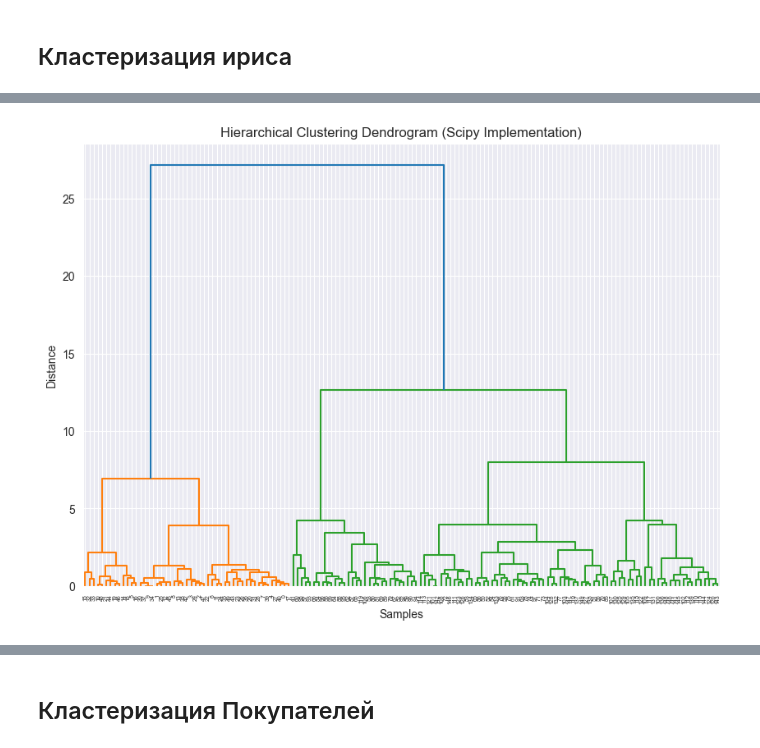
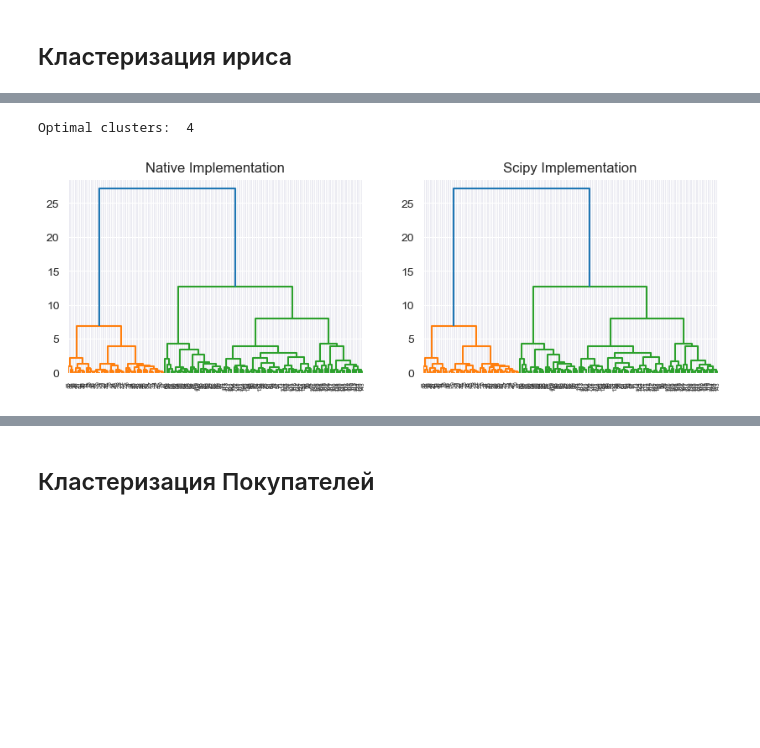
Before and after one commit to sanchous1000/fall-24, a Jupyter notebook: students/eo-cherednikov/Lab_1/source/main.ipynb, the cells around one changed output, grey strips where cells are left out. Drawn from its saved outputs; the diff is of its cells as text; code cells hidden in the pictures; blank space fills up the shorter version.

```diff
--- a/students/eo-cherednikov/Lab_1/source/main.ipynb
+++ b/students/eo-cherednikov/Lab_1/source/main.ipynb
@@ -101,19 +175,25 @@ def hierarchical_clustering(data, k):
     cluster_indices = list(range(num_elements))
     cluster_distances = {}
     all_cluster_sizes = {c_id: size for c_id, size in zip(cluster_indices, cluster_sizes)}
+    optimal_clusters = 0
 
     # Вычисление начальной матрицы расстояний
     distance_matrix = np.sqrt(np.sum((data[:, None] - data[None, :]) ** 2, axis=2))
     np.fill_diagonal(distance_matrix, np.inf)
 
+    num_clusters_history = []
+    min_distances = []
+
     while num_elements > k:
         min_idx = np.argmin(distance_matrix)
         cluster_a, cluster_b = np.unravel_index(min_idx, distance_matrix.shape)
+        num_clusters_history.append(num_elements)
 
         size_a = cluster_sizes[cluster_a]
         size_b = cluster_sizes[cluster_b]
 
         min_distance = distance_matrix[cluster_a, cluster_b]
+        min_distances.append(min_distance)
         cluster_distances[(cluster_indices[cluster_a], cluster_indices[cluster_b])] = min_distance
 
         max_cluster_id = max(cluster_indices)
@@ -151,11 +231,18 @@ def hierarchical_clustering(data, k):
     distance_matrix = np.min(distance_matrix).reshape((1, 1))
     cluster_distances[(cluster_indices[0], cluster_indices[1])] = distance_matrix[0, 0]
 
+    max_diff = 0
+    for i in range(1, len(min_distances)):
+        diff = min_distances[i] - min_distances[i-1]
+        if diff > max_diff:
+            max_diff = diff
+            optimal_clusters = num_clusters_history[i-1]
+
     linkage_matrix = np.array([]).reshape((0, 4))
     for k, v in cluster_distances.items():
         row = np.array([k[0], k[1], v,  all_cluster_sizes[k[0]] +  all_cluster_sizes[k[1]]])
         linkage_matrix = np.vstack([linkage_matrix, row])
 
-    return linkage_matrix
+    return linkage_matrix, optimal_clusters
 # %% [markdown]
 ## Кластеризация ириса
@@ -175,13 +249,25 @@ plt.show()
-# %%
-from scipy.cluster import hierarchy as hierarchy_lib
-
-linkage_matrix = hierarchy_lib.linkage(data_iris_scaled, 'ward')
-
-plt.figure(figsize=(10, 7))
-dendrogram(linkage_matrix)
-plt.title("Hierarchical Clustering Dendrogram (Scipy Implementation)")
-plt.xlabel("Samples")
-plt.ylabel("Distance")
-plt.show()
-# %% [output]
-[figure, removed]
+# %%
+timers = []
+
+t1 = time.now()
+linkage_matrix, optimal_clusters = hierarchical_clustering(data_iris_scaled, 2)
+timers += [(time.now() - t1).microseconds / 1000]
+
+t1 = time.now()
+linkage_matrix_scipy = hierarchy_lib.linkage(data_iris_scaled, 'ward')
+timers += [(time.now() - t1).microseconds / 1000]
+
+
+labels = hierarchy_lib.fcluster(linkage_matrix, 10, criterion='distance')
+labels_scipy = hierarchy_lib.fcluster(linkage_matrix_scipy, 10, criterion='distance')
+
+print("Optimal clusters: ", optimal_clusters)
+fig, axes = plt.subplots(1, 2, figsize=(10, 3))
+axes[0].set_title("Native Implementation")
+dm0 = hierarchy_lib.dendrogram(linkage_matrix, ax=axes[0])
+axes[1].set_title("Scipy Implementation")
+dm1 = hierarchy_lib.dendrogram(linkage_matrix_scipy, ax=axes[1])
+plt.show()
+# %% [output]
+Optimal clusters:  4
+[figure, added]
```
Also changed, not shown: parts of 36 cells of this notebook.
